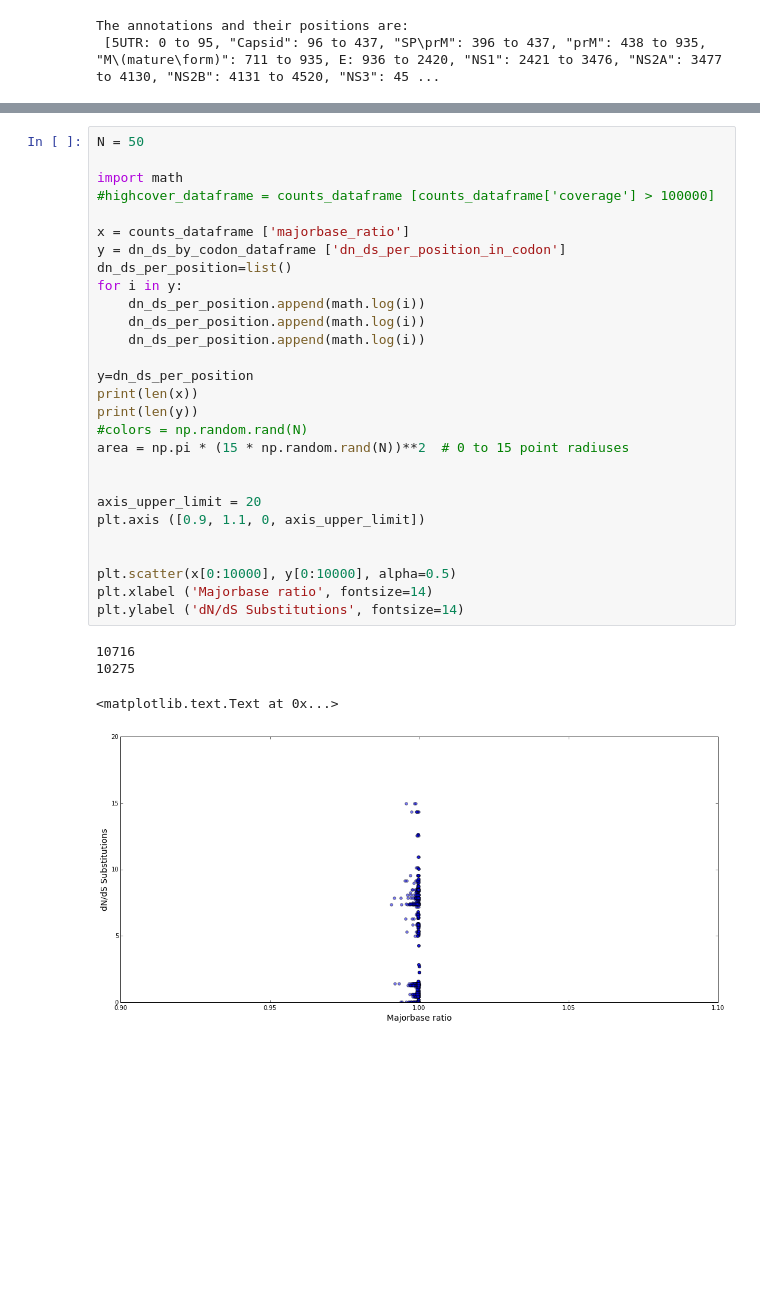
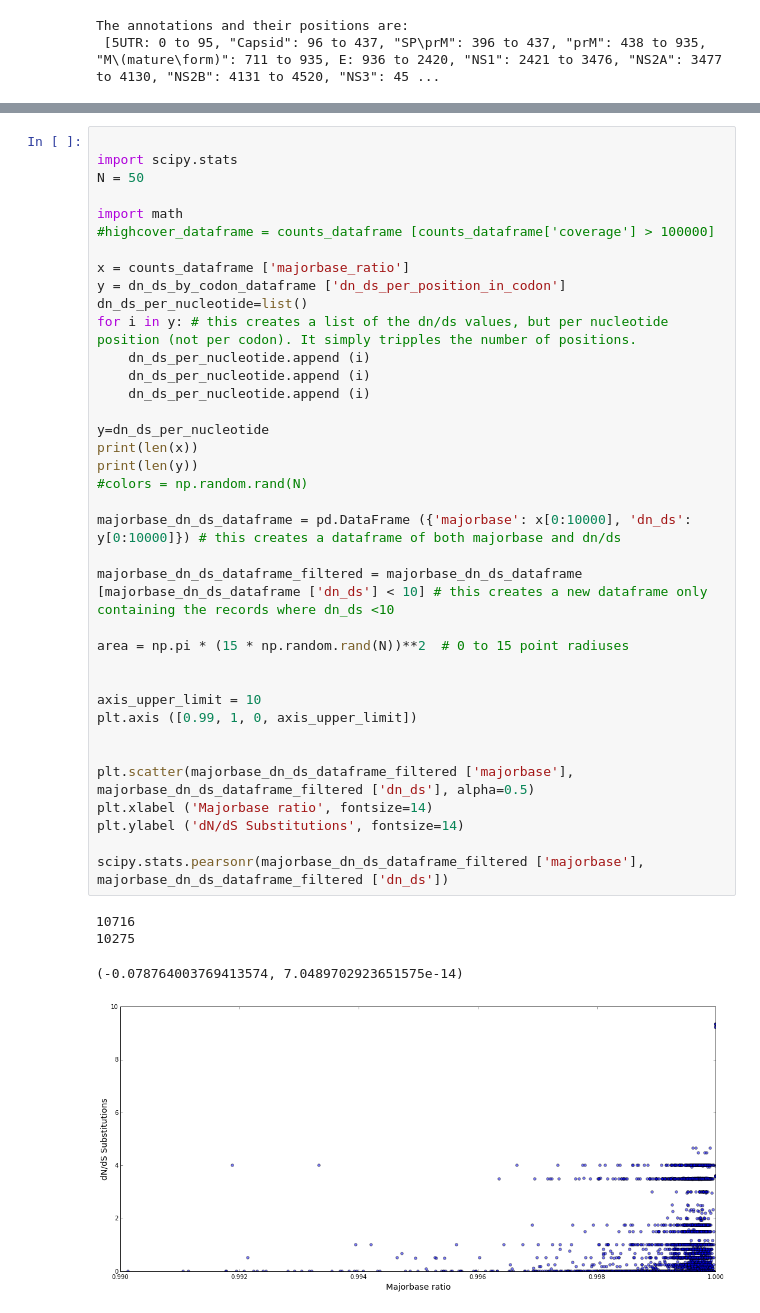
Before and after one commit to pvmarkov/DENGOMICS, a Jupyter notebook: analysis notebooks/Comparing Our Data to DENV4 Alignment from Genbank.ipynb, the cells around one changed output, grey strips where cells are left out. Saved outputs shown, nothing was run; the diff lists cells and outputs as text; blank space fills up the shorter version.

```diff
--- a/analysis notebooks/Comparing Our Data to DENV4 Alignment from Genbank.ipynb
+++ b/analysis notebooks/Comparing Our Data to DENV4 Alignment from Genbank.ipynb
@@ -239,33 +246,42 @@ plt.ylabel ('Non-synonymous Substitutions', fontsize=14)
 # %%
+
+import scipy.stats
 N = 50
 
 import math
 #highcover_dataframe = counts_dataframe [counts_dataframe['coverage'] > 100000]
 
 x = counts_dataframe ['majorbase_ratio']
 y = dn_ds_by_codon_dataframe ['dn_ds_per_position_in_codon']
-dn_ds_per_position=list()
-for i in y:
-    dn_ds_per_position.append(math.log(i))
-    dn_ds_per_position.append(math.log(i))
-    dn_ds_per_position.append(math.log(i))
+dn_ds_per_nucleotide=list()
+for i in y: # this creates a list of the dn/ds values, but per nucleotide position (not per codon). It simply tripples the number of positions.
+    dn_ds_per_nucleotide.append (i)
+    dn_ds_per_nucleotide.append (i)
+    dn_ds_per_nucleotide.append (i)
 
-y=dn_ds_per_position
+y=dn_ds_per_nucleotide
 print(len(x))
 print(len(y))
 #colors = np.random.rand(N)
+
+majorbase_dn_ds_dataframe = pd.DataFrame ({'majorbase': x[0:10000], 'dn_ds': y[0:10000]}) # this creates a dataframe of both majorbase and dn/ds
+
+majorbase_dn_ds_dataframe_filtered = majorbase_dn_ds_dataframe [majorbase_dn_ds_dataframe ['dn_ds'] < 10] # this creates a new dataframe only containing the records where dn_ds <10
+
 area = np.pi * (15 * np.random.rand(N))**2  # 0 to 15 point radiuses
 
 
-axis_upper_limit = 20
-plt.axis ([0.9, 1.1, 0, axis_upper_limit])
+axis_upper_limit = 10
+plt.axis ([0.99, 1, 0, axis_upper_limit])
 
 
-plt.scatter(x[0:10000], y[0:10000], alpha=0.5)
+plt.scatter(majorbase_dn_ds_dataframe_filtered ['majorbase'], majorbase_dn_ds_dataframe_filtered ['dn_ds'], alpha=0.5)
 plt.xlabel ('Majorbase ratio', fontsize=14)
 plt.ylabel ('dN/dS Substitutions', fontsize=14)
+
+scipy.stats.pearsonr(majorbase_dn_ds_dataframe_filtered ['majorbase'], majorbase_dn_ds_dataframe_filtered ['dn_ds'])
 # %% [output]
 10716
 10275
-<matplotlib.text.Text at 0x...>
+(-0.078764003769413574, 7.0489702923651575e-14)
-[figure, old version]
+[figure, new version]
```
Also changed, not shown: parts of 22 cells of this notebook, 7 other files.
